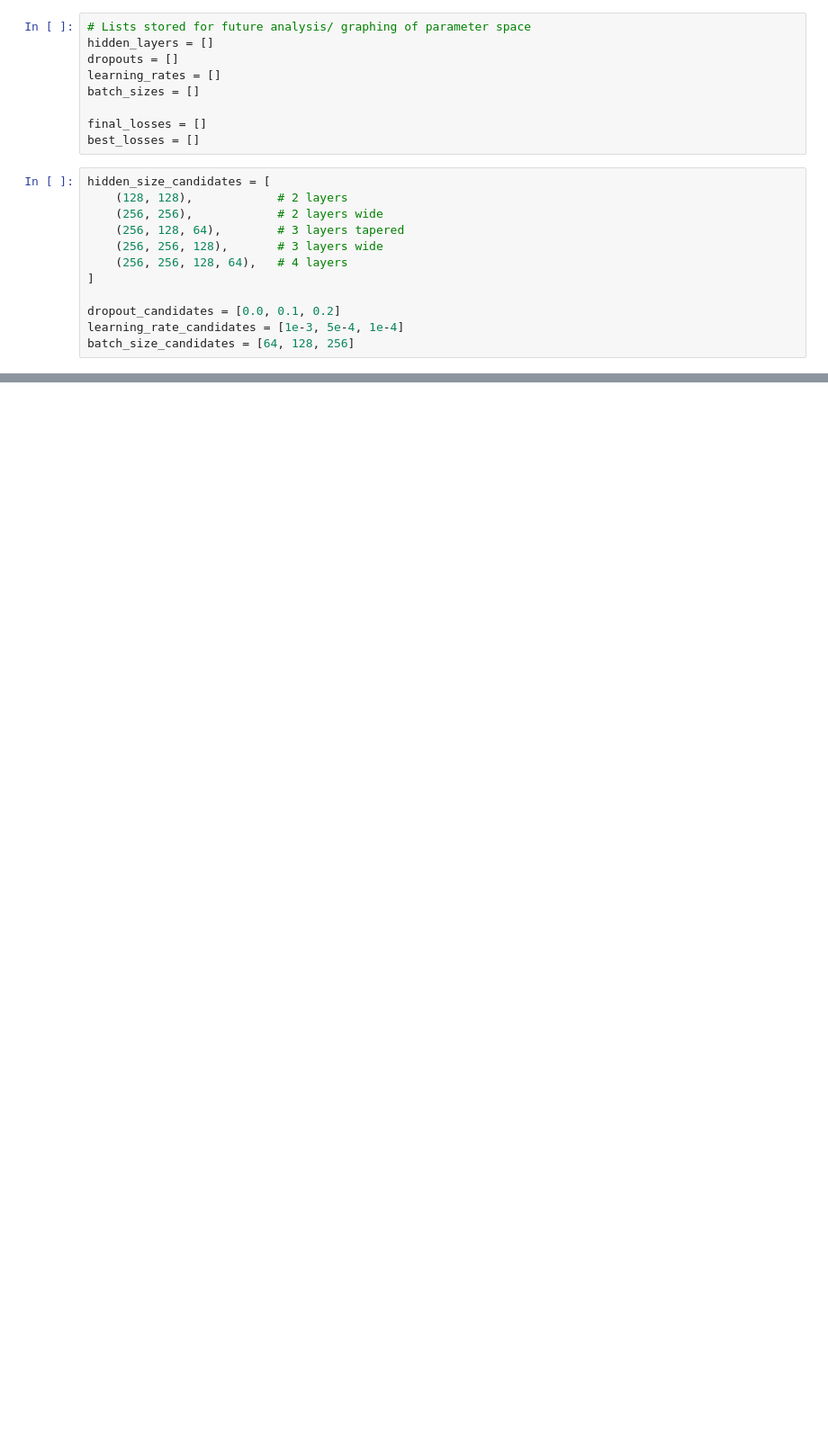
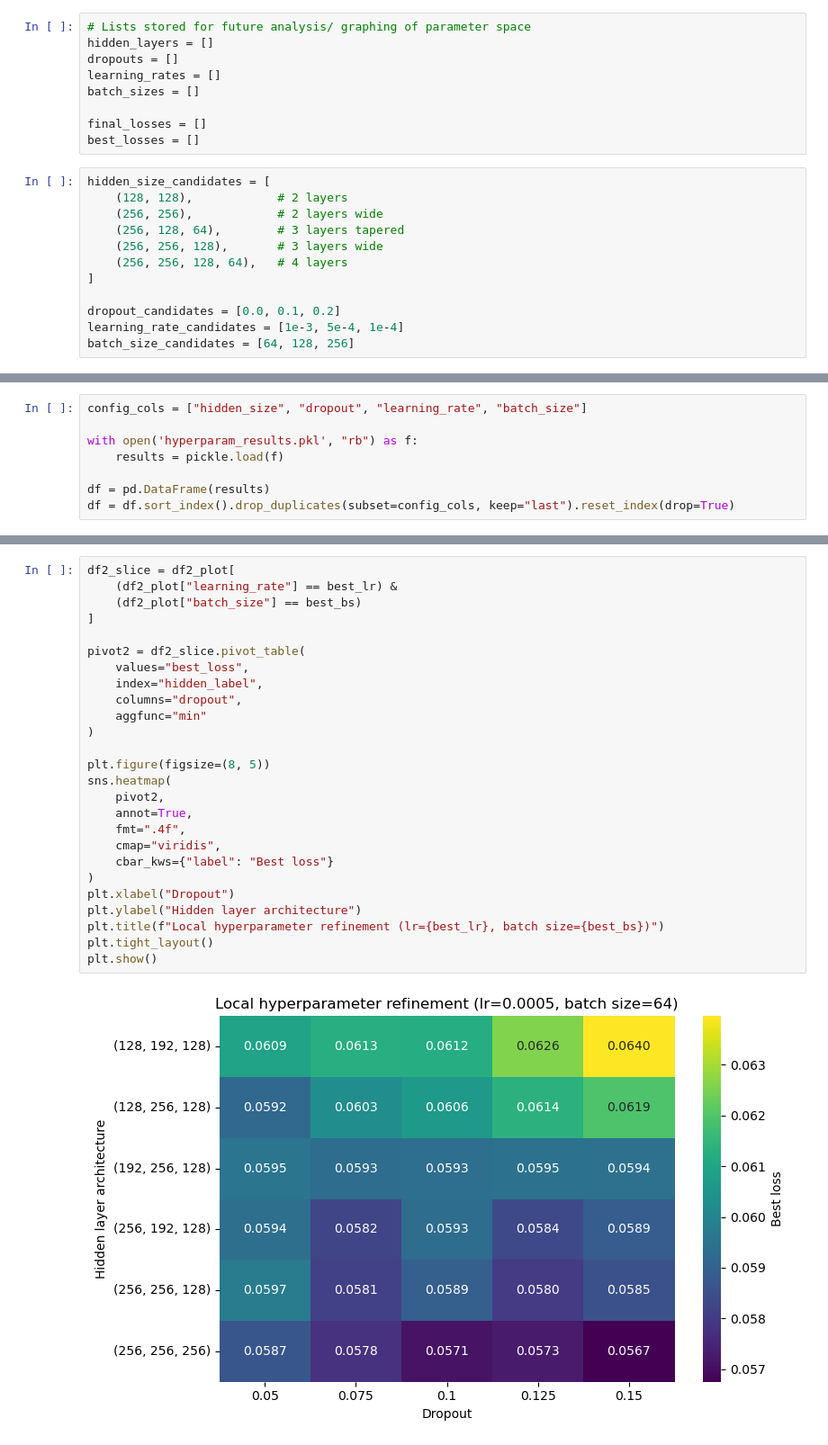
Before and after one commit to Charlow88/Masters-Project, a Jupyter notebook: src/masters_project/hyperparameter_tuning.ipynb, the cells around one changed output, grey strips where cells are left out. Shown at 90% size. Drawn from its saved outputs; the diff is of its cells as text; blank space fills up the shorter version.

```diff
--- a/src/masters_project/hyperparameter_tuning.ipynb
+++ b/src/masters_project/hyperparameter_tuning.ipynb
@@ -67,0 +182,8 @@ for hidden_size in hidden_size_candidates:
+# %%
+config_cols = ["hidden_size", "dropout", "learning_rate", "batch_size"]
+
+with open('hyperparam_results.pkl', "rb") as f:
+    results = pickle.load(f)
+
+df = pd.DataFrame(results)
+df = df.sort_index().drop_duplicates(subset=config_cols, keep="last").reset_index(drop=True)
@@ -67,0 +443,28 @@ for hidden_size in hidden_size_candidates:
+# %%
+df2_slice = df2_plot[
+    (df2_plot["learning_rate"] == best_lr) &
+    (df2_plot["batch_size"] == best_bs)
+]
+
+pivot2 = df2_slice.pivot_table(
+    values="best_loss",
+    index="hidden_label",
+    columns="dropout",
+    aggfunc="min"
+)
+
+plt.figure(figsize=(8, 5))
+sns.heatmap(
+    pivot2,
+    annot=True,
+    fmt=".4f",
+    cmap="viridis",
+    cbar_kws={"label": "Best loss"}
+)
+plt.xlabel("Dropout")
+plt.ylabel("Hidden layer architecture")
+plt.title(f"Local hyperparameter refinement (lr={best_lr}, batch size={best_bs})")
+plt.tight_layout()
+plt.show()
+# %% [output]
+[figure, added]
```
Also changed, not shown: parts of 31 cells of this notebook, 2 other files.
